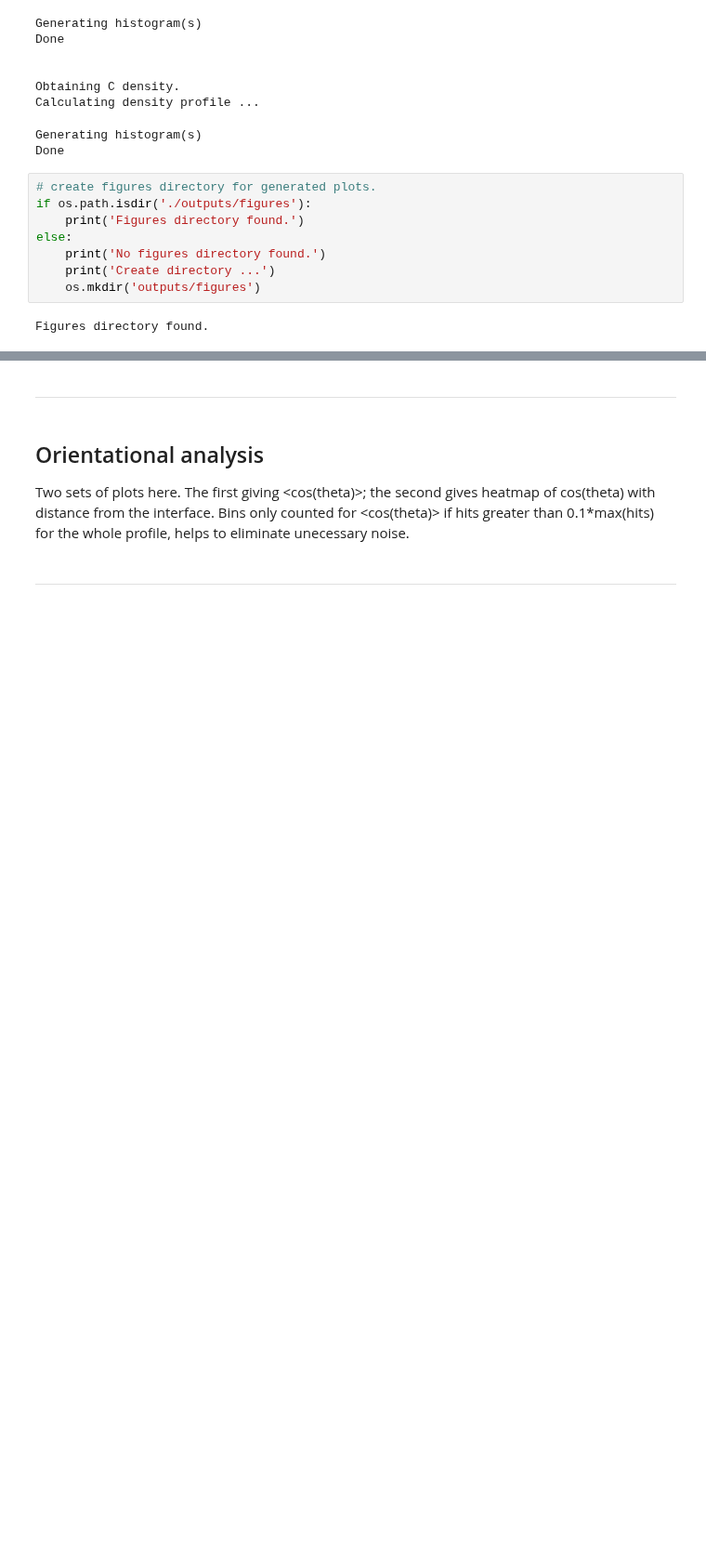
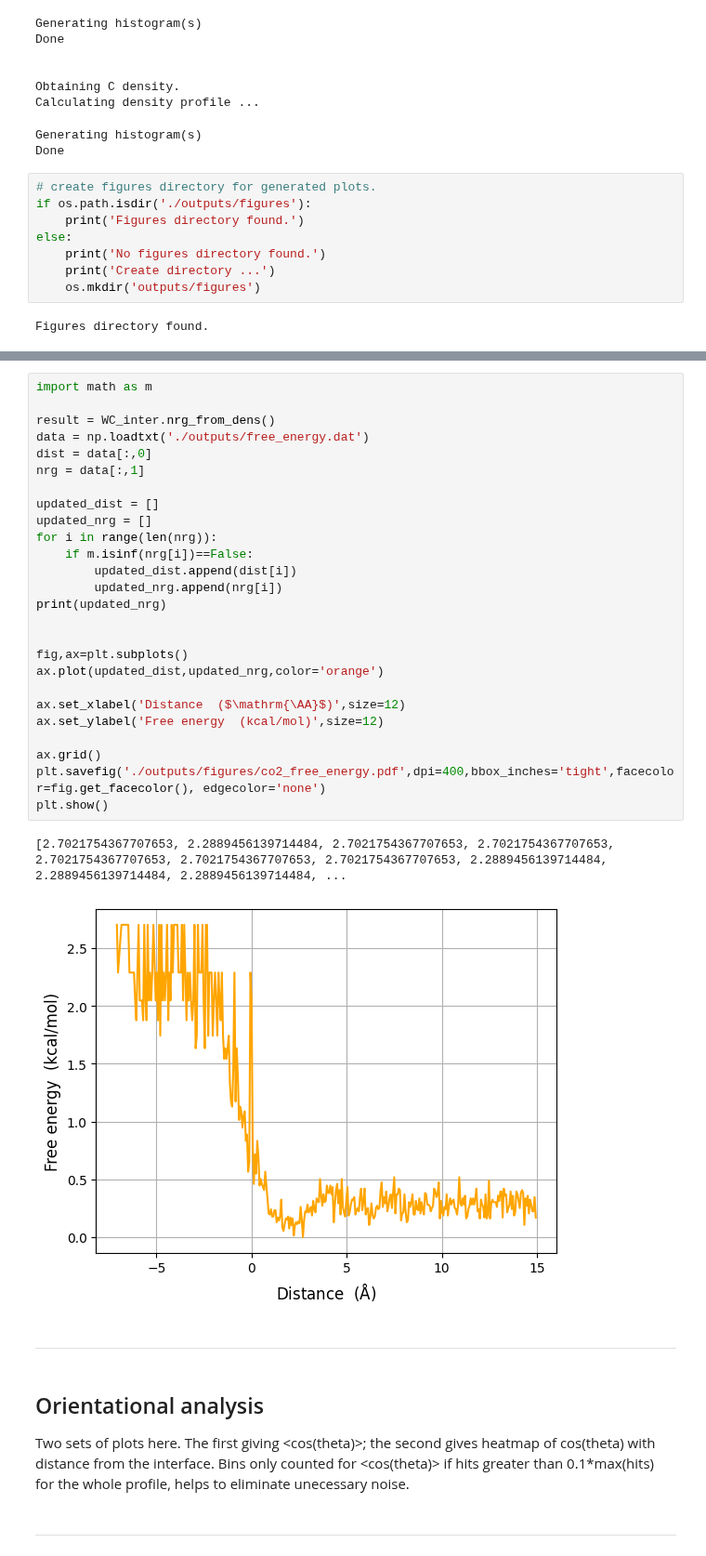
Before and after one commit to water-ice-group/on_a_WIM, a Jupyter notebook: development.ipynb, the cells around one changed output, grey strips where cells are left out. Shown at 93% size. Drawn from its saved outputs; the diff is of its cells as text; blank space fills up the shorter version.

Commit message:
Finalised surface molecule (ITIM) functionality. Also added free energy capability.

```diff
--- a/development.ipynb
+++ b/development.ipynb
@@ -162,3 +162,32 @@ plt.show()
+# %%
+import math as m
+
+result = WC_inter.nrg_from_dens()
+data = np.loadtxt('./outputs/free_energy.dat')
+dist = data[:,0]
+nrg = data[:,1]
+
+updated_dist = []
+updated_nrg = []
+for i in range(len(nrg)):
+    if m.isinf(nrg[i])==False:
+        updated_dist.append(dist[i])
+        updated_nrg.append(nrg[i])
+print(updated_nrg)
+
+
+fig,ax=plt.subplots()
+ax.plot(updated_dist,updated_nrg,color='orange')
+
+ax.set_xlabel('Distance  ($\mathrm{\AA}$)',size=12)
+ax.set_ylabel('Free energy  (kcal/mol)',size=12)
+
+ax.grid()
+plt.savefig('./outputs/figures/co2_free_energy.pdf',dpi=400,bbox_inches='tight',facecolor=fig.get_facecolor(), edgecolor='none')
+plt.show()
+# %% [output]
+[2.7021754367707653, 2.2889456139714484, 2.7021754367707653, 2.7021754367707653, 2.7021754367707653, 2.7021754367707653, 2.7021754367707653, 2.2889456139714484, 2.2889456139714484, 2.2889456139714484, ...
+[figure, added]
 # %% [markdown]
 ---
 # %% [markdown]
```
Also changed, not shown: parts of 18 cells of this notebook, 16 other files.
